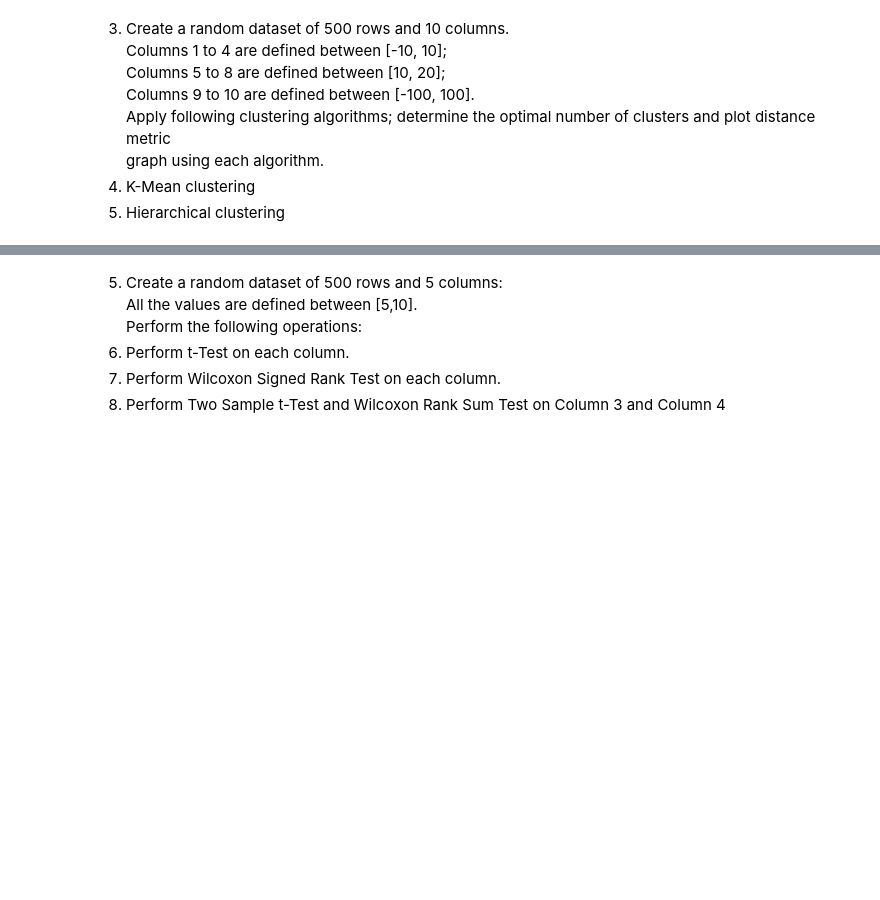
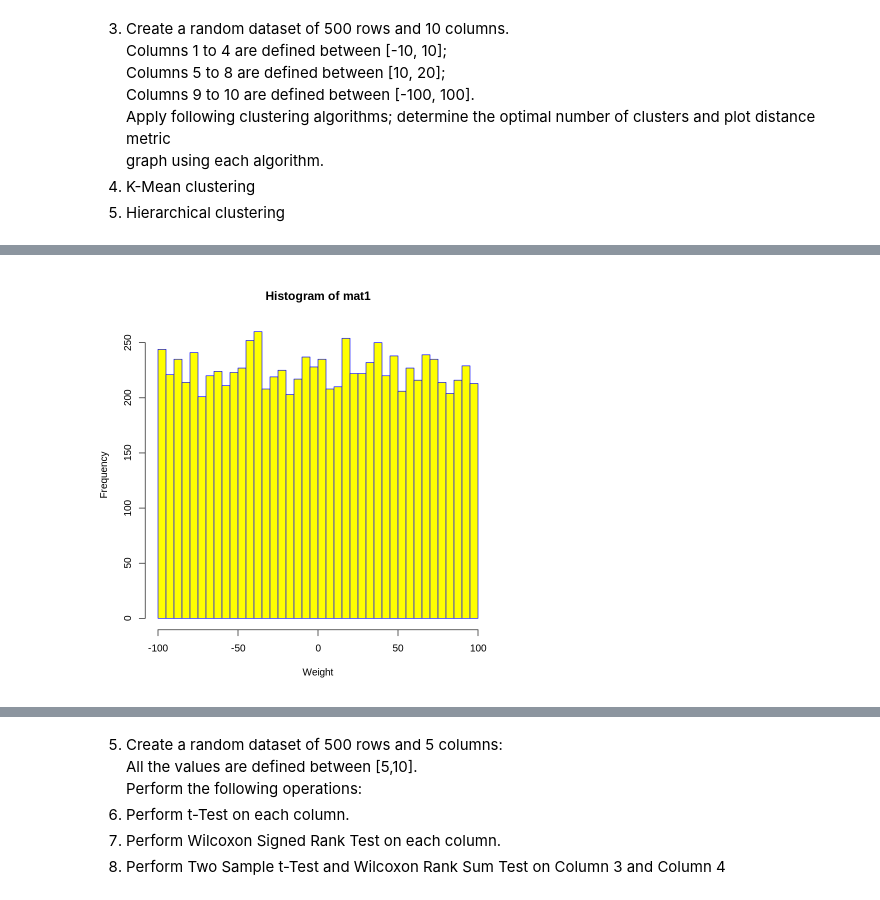
Before and after one commit to IqmanS/ML-Assignments, a Jupyter notebook: Assignment_3_R_Programming.ipynb, the cells around one changed output, grey strips where cells are left out. Saved outputs shown, nothing was run; the diff lists cells and outputs as text; code cells hidden in the pictures; blank space fills up the shorter version.

```diff
--- a/Assignment_3_R_Programming.ipynb
+++ b/Assignment_3_R_Programming.ipynb
@@ -140,0 +226,5 @@ Perform the following operations:<br>
+# %%
+# hist(v,main,xlab,xlim,ylim,breaks,col,border)
+hist(mat1,xlab = "Weight",col = "yellow",border = "blue",breaks=50)
+# %% [output]
+[figure, added]
```
Also changed, not shown: parts of 27 cells of this notebook.
